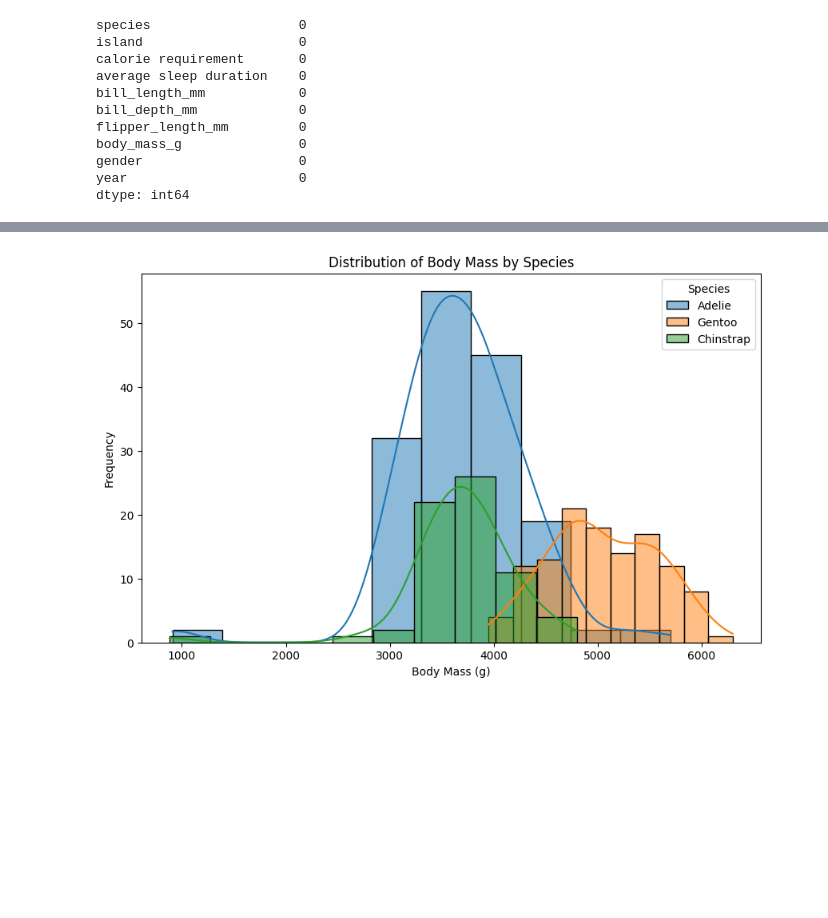
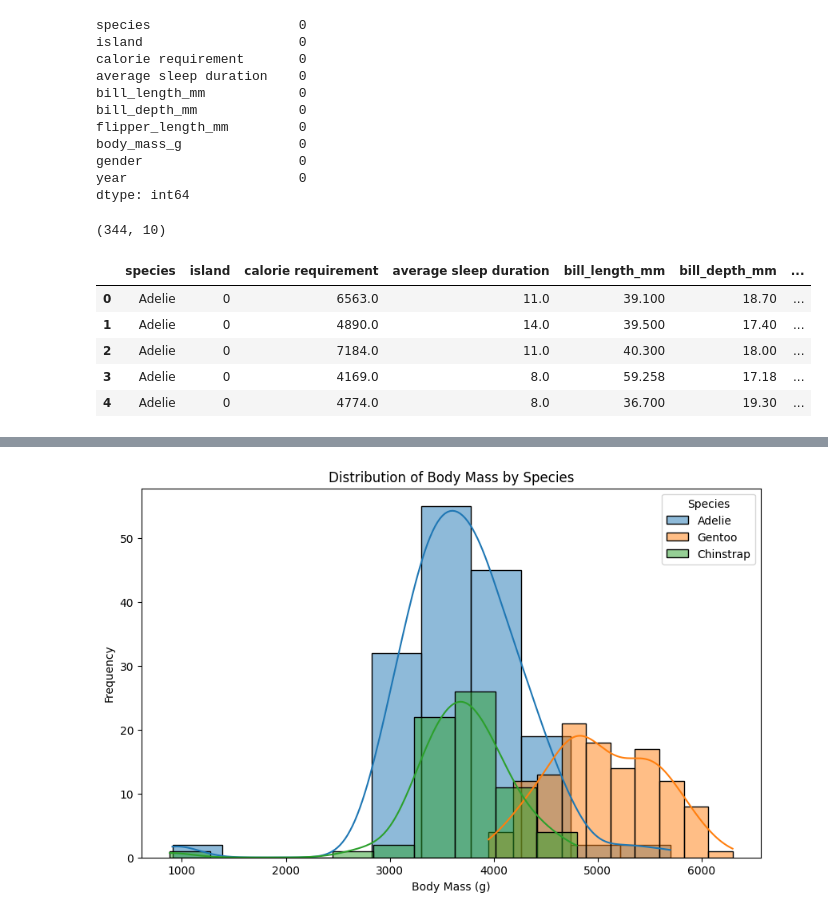
Before and after one commit to SEEMANTULANISCHAL/Classification_Regression_Methods, a Jupyter notebook: Data_Analysis_Preprocessing.ipynb, the cells around one changed output, grey strips where cells are left out. Drawn from its saved outputs; the diff is of its cells as text; code cells hidden in the pictures; blank space fills up the shorter version.

```diff
--- a/Data_Analysis_Preprocessing.ipynb
+++ b/Data_Analysis_Preprocessing.ipynb
@@ -118,0 +98,4 @@ penguins['species'] = penguins['species'].str.capitalize()
+# %%
+penguins.shape
+# %% [output]
+(344, 10)
@@ -119,3 +107,12 @@ penguins['species'] = penguins['species'].str.capitalize()
+# %%
+penguins.head()
+# %% [output]
+|  | species | island | calorie requirement | average sleep duration | bill_length_mm | bill_depth_mm | ... |
+| 0 | Adelie | 0 | 6563.0 | 11.0 | 39.100 | 18.70 | ... |
+| 1 | Adelie | 0 | 4890.0 | 14.0 | 39.500 | 17.40 | ... |
+| 2 | Adelie | 0 | 7184.0 | 11.0 | 40.300 | 18.00 | ... |
+| 3 | Adelie | 0 | 4169.0 | 8.0 | 59.258 | 17.18 | ... |
+| 4 | Adelie | 0 | 4774.0 | 8.0 | 36.700 | 19.30 | ... |
 # %%
 penguins_clean = penguins[(penguins['flipper_length_mm'] >= 180) & (penguins['flipper_length_mm'] <= 210)]
 flipper_mean = penguins['flipper_length_mm'].mean()
```
Also changed, not shown: parts of 32 cells of this notebook, 1 other file.
